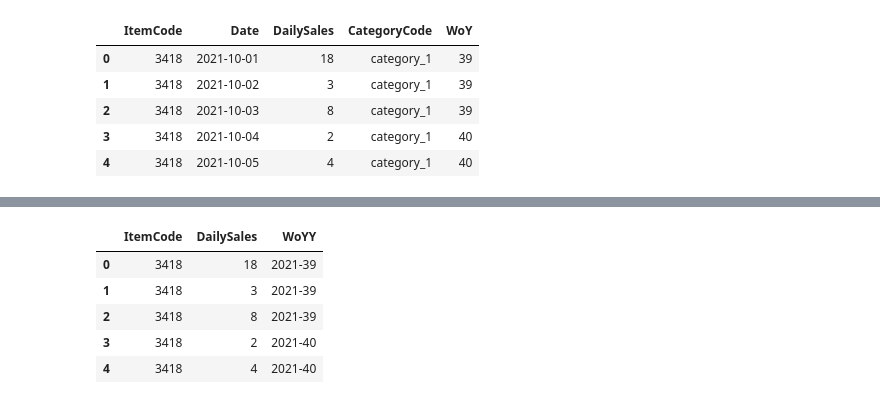
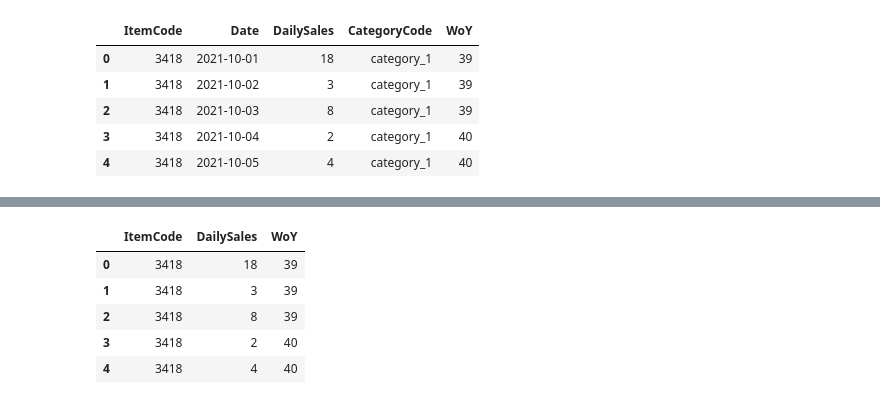
Before and after one commit to BoTZ-TND/DataStorm-2022, a Jupyter notebook: notebooks/data_prep.ipynb, the cells around one changed output, grey strips where cells are left out. Saved outputs shown, nothing was run; the diff lists cells and outputs as text; code cells hidden in the pictures.

```diff
--- a/notebooks/data_prep.ipynb
+++ b/notebooks/data_prep.ipynb
@@ -16,5 +21,5 @@ train_df.head()
 # %%
-train_udf = train_df.copy().iloc[:, 1:4]
+train_udf = train_df.copy().iloc[:, 1:4].sort_values(by=['ItemCode', 'DateID'])
 train_udf.head()
 # %% [output]
 |  | ItemCode | DateID | DailySales |
@@ -39,5 +43,5 @@ def df_func(x):
 # %%
-res_df = train_udf.groupby('ItemCode').apply(lambda x: df_func(x)).reset_index()
+res_df = train_udf.groupby('ItemCode').apply(lambda x: df_func(x)).reset_index().sort_values(by=['ItemCode', 'DateID'])
 # train_udf.groupby('ItemCode').apply(lambda x: print(x.index)).reset_index()
 res_df.head()
 # %% [output]
@@ -52,6 +56,7 @@ I2C_map = pd.Series(train_df.CategoryCode.values,index=train_df.ItemCode).to_dic
 res_df['CategoryCode'] = res_df['ItemCode'].map(I2C_map)
 # %%
 res_df.columns = ['ItemCode', 'Date', 'DailySales', 'CategoryCode']
+res_df = res_df.sort_values(by=['ItemCode', 'Date'])
 res_df.head()
 # %% [output]
 |  | ItemCode | Date | DailySales | CategoryCode |
@@ -107,7 +141,3 @@ df2.head()
 | 2 | 3418 | 2021-10-03 | 8 | category_1 | 39 |
 | 3 | 3418 | 2021-10-04 | 2 | category_1 | 40 |
 | 4 | 3418 | 2021-10-05 | 4 | category_1 | 40 |
-# %%
-df2['WoYY'] = df2.apply(lambda x: f"{str(x.Date).split('-')[0]}-{x.WoY}", axis=1)
-# df2.apply(lambda x: print(x['Date'], x.WoY), axis=1)
-df2.head()
@@ -121,13 +144,13 @@ df2.head()
 # %%
-df3 = df2.loc[:, ['ItemCode', 'DailySales', 'WoYY']]
+df3 = df2.loc[:, ['ItemCode', 'DailySales', 'WoY']]
 df3.head()
 # %% [output]
-|  | ItemCode | DailySales | WoYY |
-| 0 | 3418 | 18 | 2021-39 |
-| 1 | 3418 | 3 | 2021-39 |
-| 2 | 3418 | 8 | 2021-39 |
-| 3 | 3418 | 2 | 2021-40 |
-| 4 | 3418 | 4 | 2021-40 |
+|  | ItemCode | DailySales | WoY |
+| 0 | 3418 | 18 | 39 |
+| 1 | 3418 | 3 | 39 |
+| 2 | 3418 | 8 | 39 |
+| 3 | 3418 | 2 | 40 |
+| 4 | 3418 | 4 | 40 |
 # %%
 def df_func1(x):
     _x = x.copy().reset_index(drop=True)
```
Also changed, not shown: parts of 34 cells of this notebook, 6 other files.
